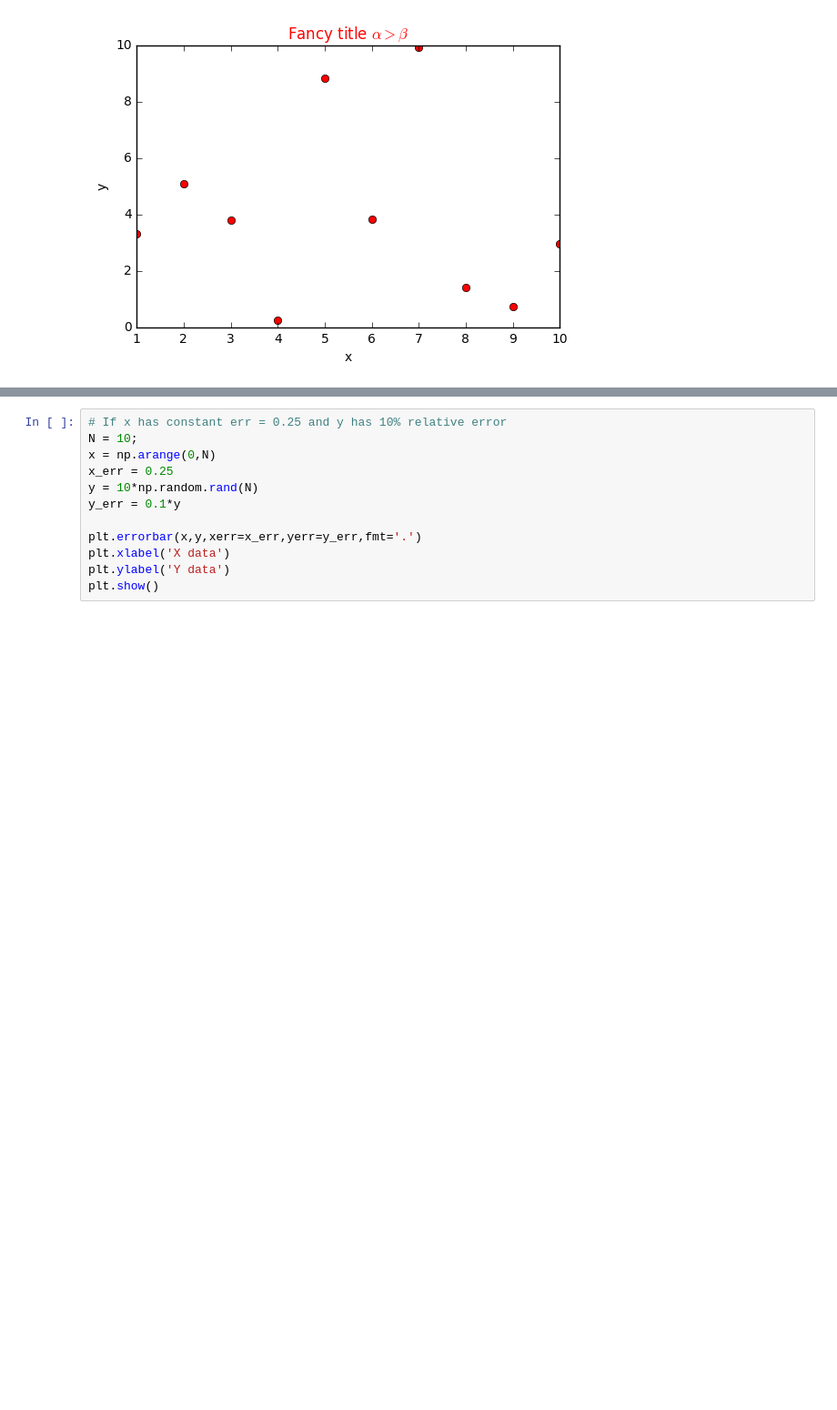
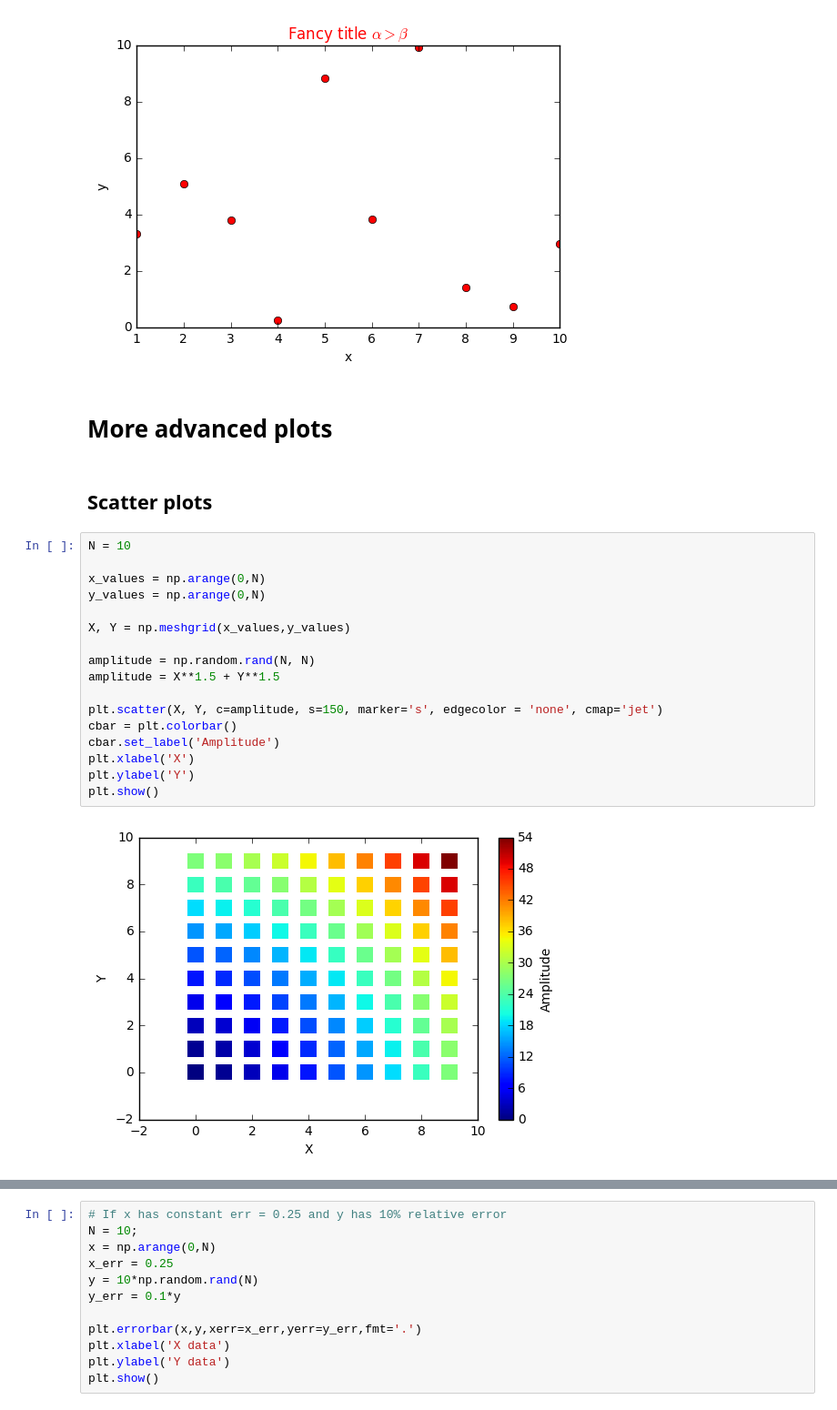
Before and after one commit to pfschus/python-tutorial-plotting, a Jupyter notebook: python_plotting_cheat_sheet.ipynb, the cells around one changed output, grey strips where cells are left out. Shown at 91% size. Cells and saved outputs as stored; diff of their text form; blank space fills up the shorter version.

Commit message:
Square markers, colorbar label

```diff
--- a/python_plotting_cheat_sheet.ipynb
+++ b/python_plotting_cheat_sheet.ipynb
@@ -135,4 +135,27 @@ plt.title(r'Fancy title $\alpha > \beta$',color='r') # Include the 'r' at the be
 plt.show()
 # %% [output]
 [figure]
+# %% [markdown]
+# More advanced plots
+# %% [markdown]
+## Scatter plots
+# %%
+N = 10
+
+x_values = np.arange(0,N)
+y_values = np.arange(0,N)
+
+X, Y = np.meshgrid(x_values,y_values)
+
+amplitude = np.random.rand(N, N)
+amplitude = X**1.5 + Y**1.5
+
+plt.scatter(X, Y, c=amplitude, s=150, marker='s', edgecolor = 'none', cmap='jet')
+cbar = plt.colorbar()
+cbar.set_label('Amplitude')
+plt.xlabel('X')
+plt.ylabel('Y')
+plt.show()
+# %% [output]
+[figure, added]
 # %% [markdown]
```
Also changed, not shown: parts of 1 cell of this notebook.
